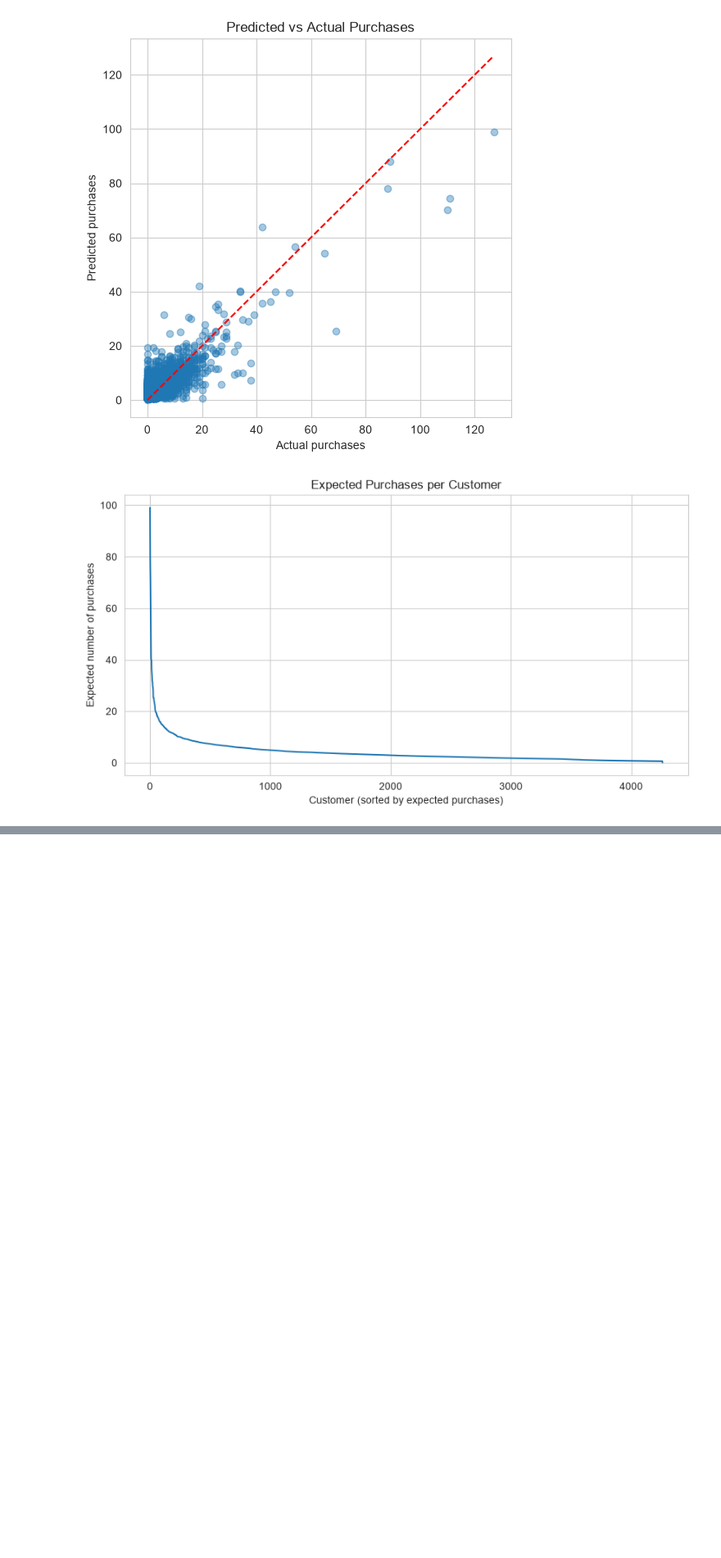
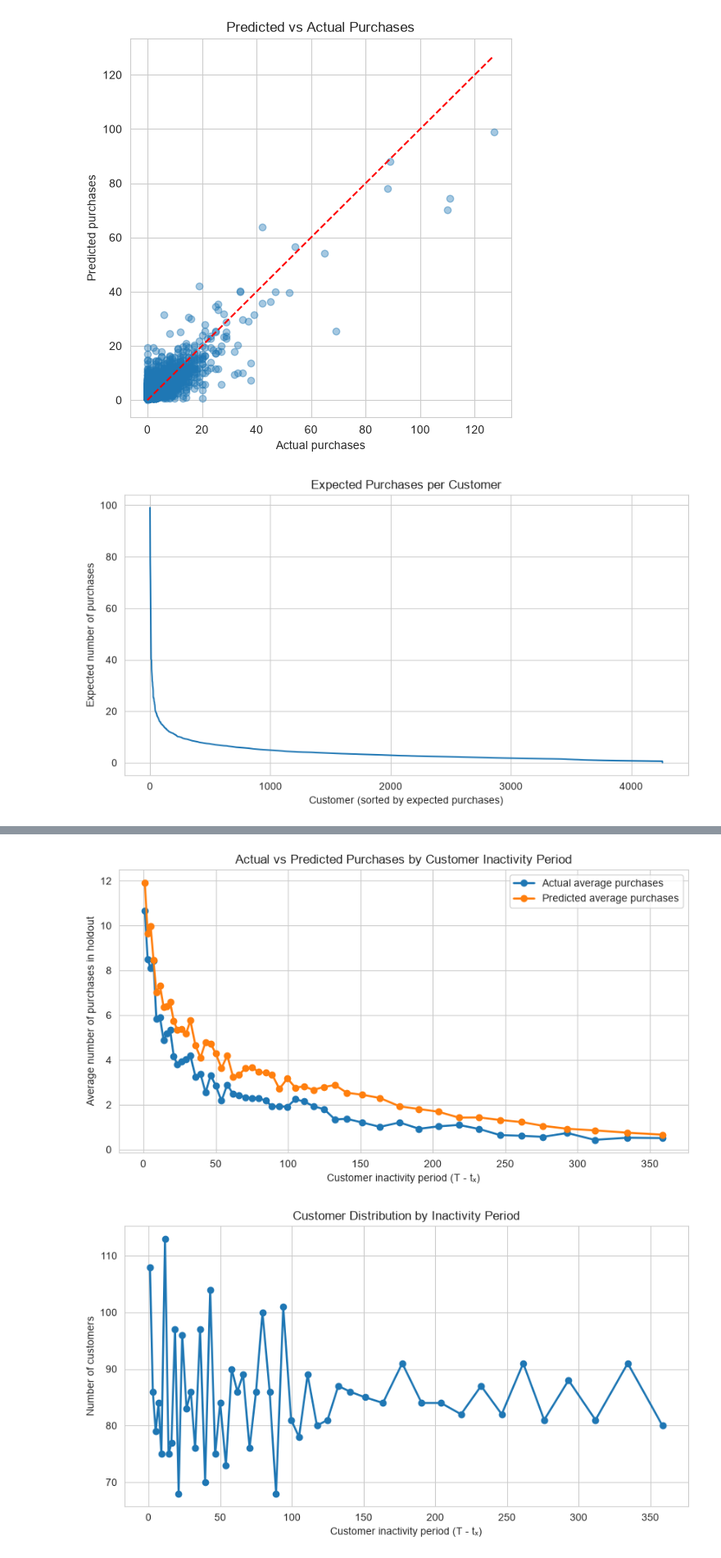
Before and after one commit to amdirfan88/customer-clv, a Jupyter notebook: notebooks/02_CLV.ipynb, the cells around one changed output, grey strips where cells are left out. Shown at 82% size. Drawn from its saved outputs; the diff is of its cells as text; code cells hidden in the pictures; blank space fills up the shorter version.

```diff
--- a/notebooks/02_CLV.ipynb
+++ b/notebooks/02_CLV.ipynb
@@ -665,0 +1377,80 @@ NameError: name 'product_table' is not defined
+# %%
+import numpy as np
+import pandas as pd
+import matplotlib.pyplot as plt
+
+# customer inactivity period = T - t_x
+plot_data = evaluation.dropna(
+    subset=["pred_purchases", "actual_purchases", "T", "recency"]
+).copy()
+
+plot_data["inactivity"] = plot_data["T"] - plot_data["recency"]
+
+# 50 quantile-based classes
+plot_data["inactivity_class"] = pd.qcut(
+    plot_data["inactivity"],
+    q=50,
+    duplicates="drop"
+)
+
+inact_summary = (
+    plot_data
+    .groupby("inactivity_class", observed=True)
+    .agg(
+        actual_avg_purchases=("actual_purchases", "mean"),
+        pred_avg_purchases=("pred_purchases", "mean"),
+        n_customers=("customer_id", "size")
+    )
+    .reset_index()
+)
+
+inact_summary["inact_mid"] = inact_summary["inactivity_class"].apply(
+    lambda x: (x.left + x.right) / 2
+)
+
+inact_summary = inact_summary.sort_values("inact_mid").reset_index(drop=True)
+
+# Figure 1: actual vs predicted purchases by inactivity period
+plt.figure(figsize=(10, 5))
+
+plt.plot(
+    inact_summary["inact_mid"],
+    inact_summary["actual_avg_purchases"],
+    marker="o",
+    linewidth=2,
+    label="Actual average purchases"
+)
+
+plt.plot(
+    inact_summary["inact_mid"],
+    inact_summary["pred_avg_purchases"],
+    marker="o",
+    linewidth=2,
+    label="Predicted average purchases"
+)
+
+plt.xlabel("Customer inactivity period (T - tₓ)")
+plt.ylabel("Average number of purchases in holdout")
+plt.title("Actual vs Predicted Purchases by Customer Inactivity Period")
+plt.grid(True)
+plt.legend()
+plt.show()
+
+# Figure 2: customer distribution by inactivity period
+plt.figure(figsize=(10, 5))
+
+plt.plot(
+    inact_summary["inact_mid"],
+    inact_summary["n_customers"],
+    marker="o",
+    linewidth=2
+)
+
+plt.xlabel("Customer inactivity period (T - tₓ)")
+plt.ylabel("Number of customers")
+plt.title("Customer Distribution by Inactivity Period")
+plt.grid(True)
+plt.show()
+# %% [output]
+[figure, added]
+[figure, added]
```
Also changed, not shown: parts of 15 cells of this notebook, 1 other file.
